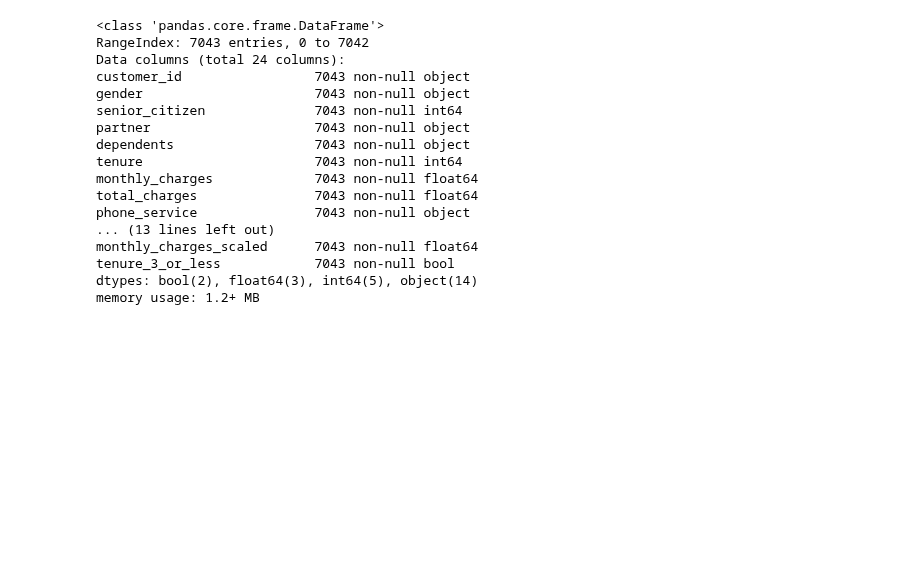
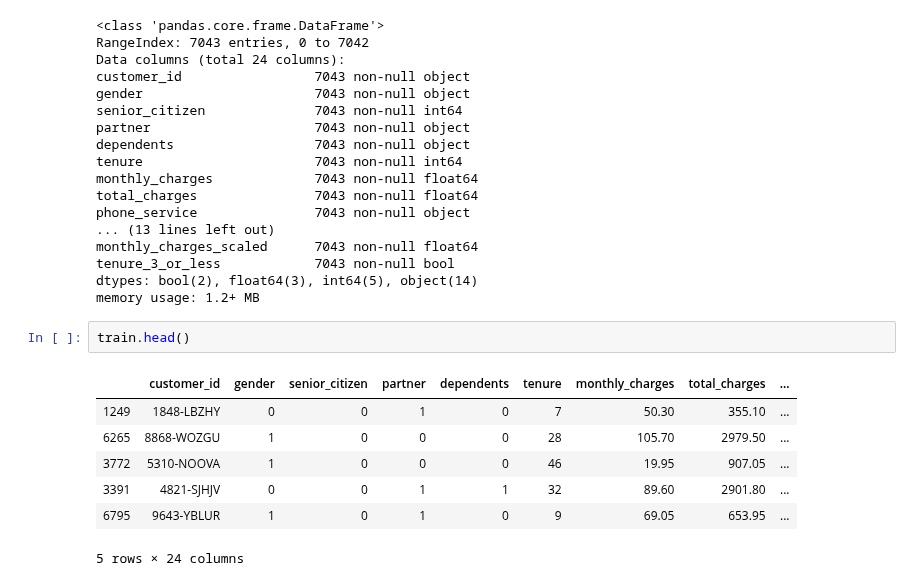
Before and after one commit to Corn-Shipps/predicting_telco_churn, a Jupyter notebook: Jadamodeling.ipynb, the cells around one changed output. Cells and saved outputs as stored; diff of their text form; blank space fills up the shorter version.

```diff
--- a/Jadamodeling.ipynb
+++ b/Jadamodeling.ipynb
@@ -360,3 +353,13 @@ monthly_charges_scaled      7043 non-null float64
 tenure_3_or_less            7043 non-null bool
 dtypes: bool(2), float64(3), int64(5), object(14)
 memory usage: 1.2+ MB
+# %%
+train.head()
+# %% [output]
+|  | customer_id | gender | senior_citizen | partner | dependents | tenure | monthly_charges | total_charges | ... |
+| 1249 | 1848-LBZHY | 0 | 0 | 1 | 0 | 7 | 50.30 | 355.10 | ... |
+| 6265 | 8868-WOZGU | 1 | 0 | 0 | 0 | 28 | 105.70 | 2979.50 | ... |
+| 3772 | 5310-NOOVA | 1 | 0 | 0 | 0 | 46 | 19.95 | 907.05 | ... |
+| 3391 | 4821-SJHJV | 0 | 0 | 1 | 1 | 32 | 89.60 | 2901.80 | ... |
+| 6795 | 9643-YBLUR | 1 | 0 | 1 | 0 | 9 | 69.05 | 653.95 | ... |
+5 rows × 24 columns
```
Also changed, not shown: parts of 11 cells of this notebook.
